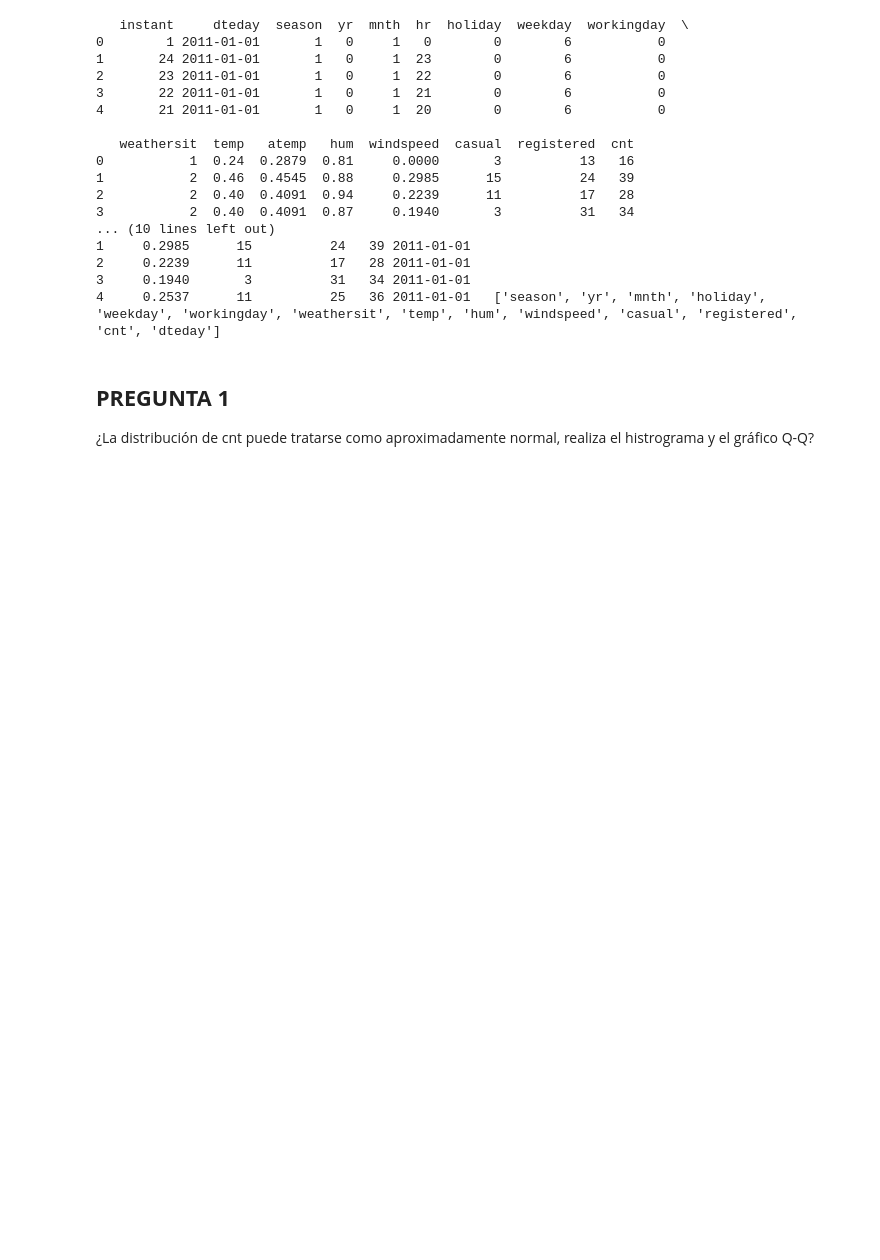
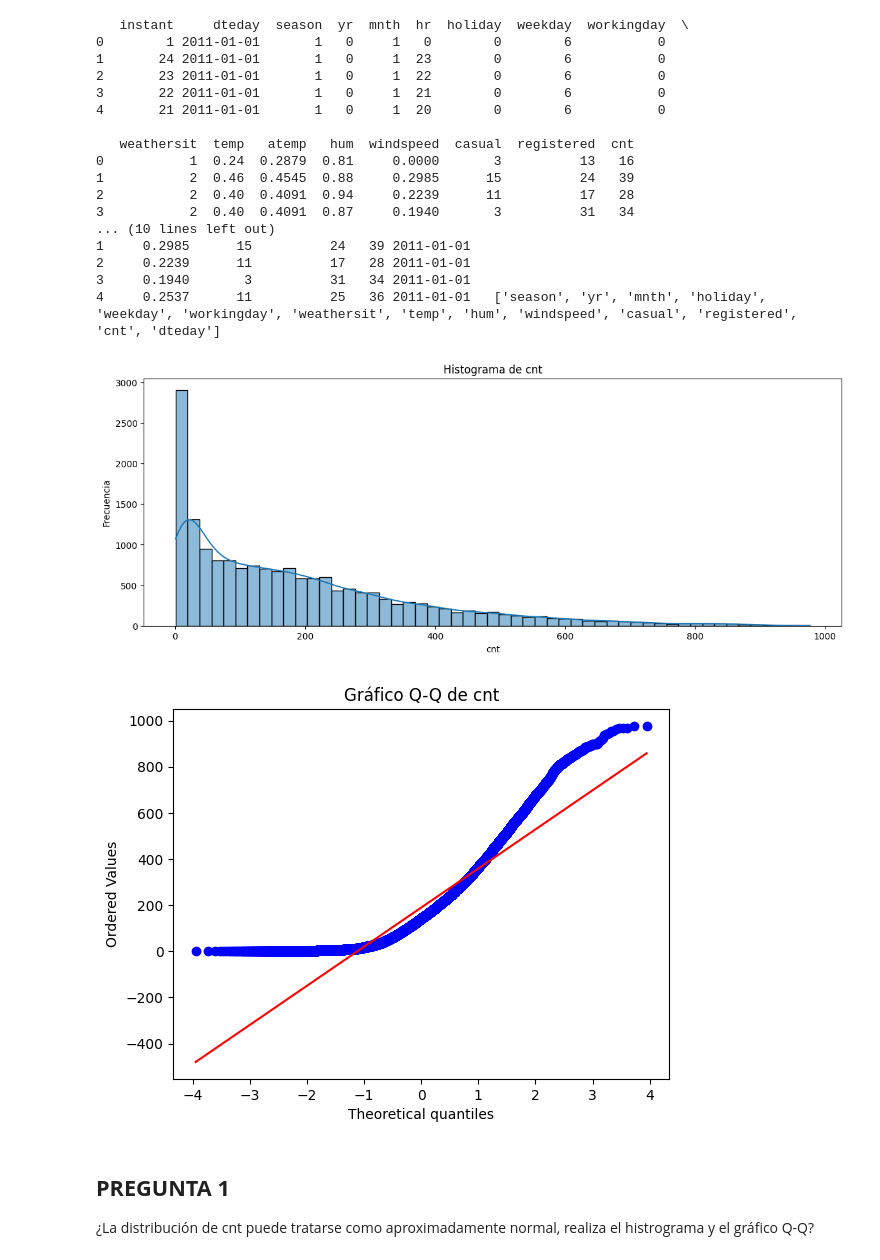
Before and after one commit to AndresJaramillo12/Bici-al-Trabajo-2026, a Jupyter notebook: Jaramillo_Andres_Vega_Carolina_Morales_Nicolas.ipynb, the cells around one changed output. Cells and saved outputs as stored; diff of their text form; code cells hidden in the pictures; blank space fills up the shorter version.

```diff
--- a/Jaramillo_Andres_Vega_Carolina_Morales_Nicolas.ipynb
+++ b/Jaramillo_Andres_Vega_Carolina_Morales_Nicolas.ipynb
@@ -138,6 +105,20 @@ print(df.head(), df.columns.tolist())
 2     0.2239      11          17   28 2011-01-01
 3     0.1940       3          31   34 2011-01-01
 4     0.2537      11          25   36 2011-01-01   ['season', 'yr', 'mnth', 'holiday', 'weekday', 'workingday', 'weathersit', 'temp', 'hum', 'windspeed', 'casual', 'registered', 'cnt', 'dteday']
+# %%
+# 1. Visualización
+plt.figure(figsize=(14, 5))
+sns.histplot(df['cnt'], kde=True)
+plt.title('Histograma de cnt')
+plt.xlabel('cnt')
+plt.ylabel('Frecuencia')
+plt.show()
+QQPLOTS = stats.probplot(df['cnt'], plot=plt)
+plt.title('Gráfico Q-Q de cnt')
+plt.show()
+# %% [output]
+[figure, added]
+[figure, added]
 # %% [markdown]
 ## **PREGUNTA 1**
 ¿La distribución de cnt puede tratarse como aproximadamente normal, realiza el histrograma y el gráfico Q-Q?
```
Also changed, not shown: parts of 16 cells of this notebook.
